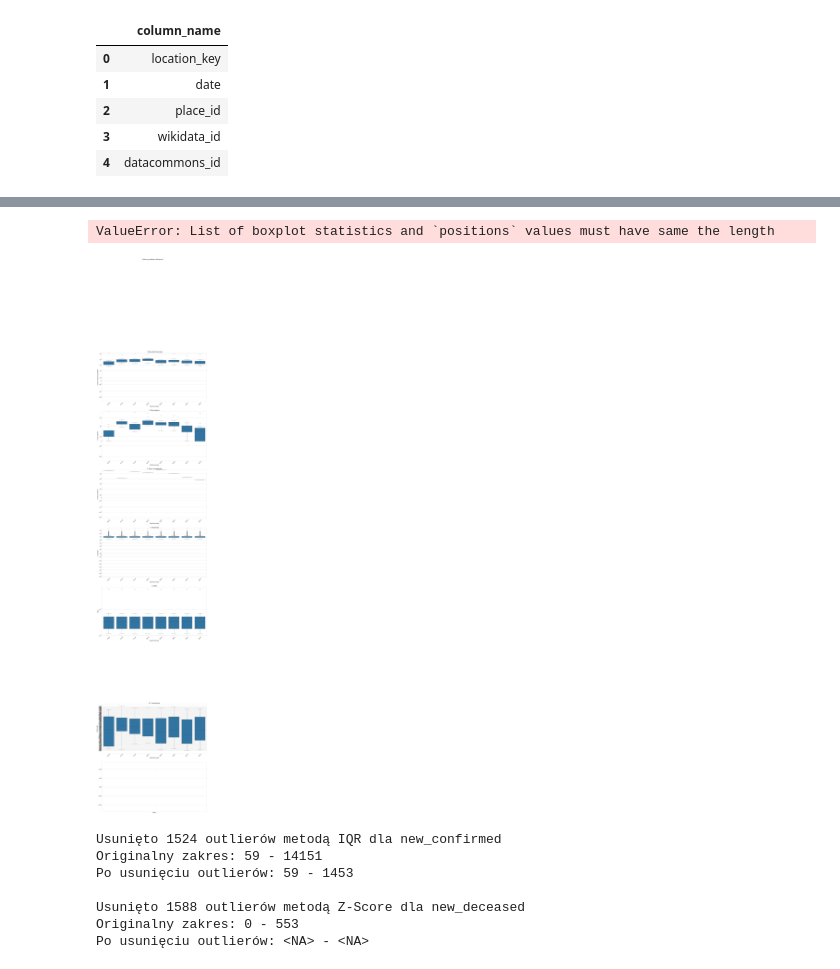
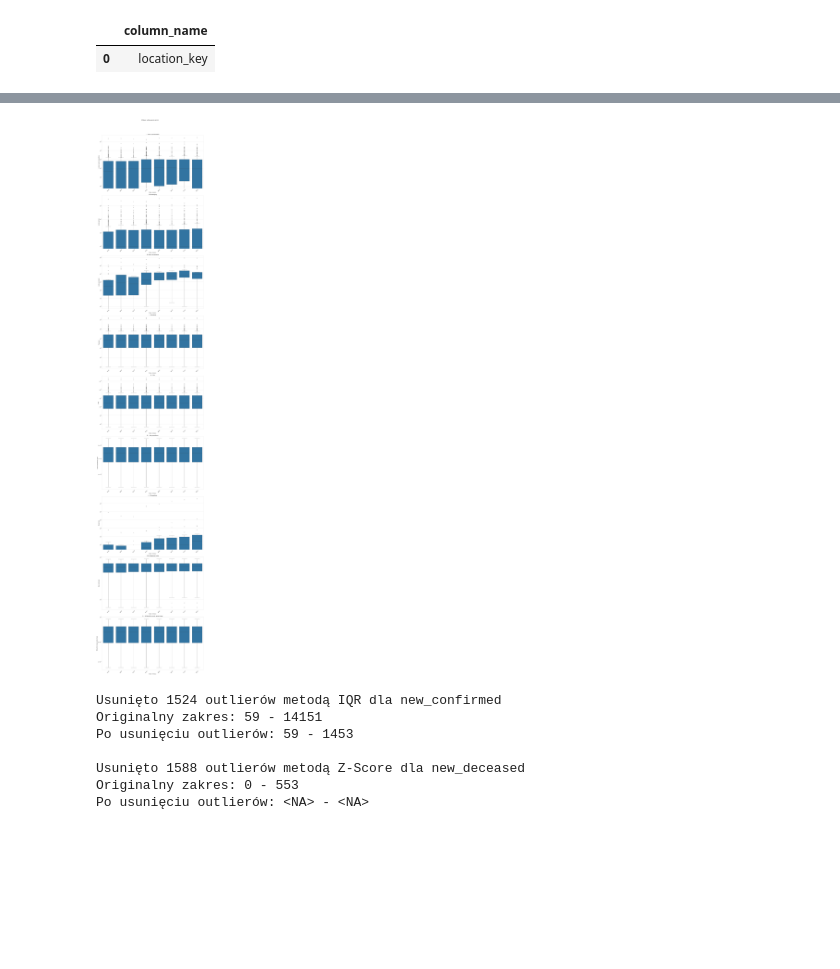
Before and after one commit to kasiap556/bigdata, a Jupyter notebook: main.ipynb, the cells around one changed output, grey strips where cells are left out. Drawn from its saved outputs; the diff is of its cells as text; code cells hidden in the pictures; blank space fills up the shorter version.

```diff
--- a/main.ipynb
+++ b/main.ipynb
@@ -49,7 +49,7 @@ query = """
     SELECT column_name
     FROM `bigquery-public-data.covid19_open_data.INFORMATION_SCHEMA.COLUMNS`
     WHERE table_name = 'covid19_open_data'
-    limit 5
+    limit 1
 """
 query_job = client.query(query)
 columns_df = query_job.result().to_dataframe()
@@ -58,40 +58,17 @@ columns_df
 # %% [output]
 |  | column_name |
 | 0 | location_key |
-| 1 | date |
-| 2 | place_id |
-| 3 | wikidata_id |
-| 4 | datacommons_id |
 # %%
 #1
 import matplotlib.pyplot as plt
 import seaborn as sns
 import pandas as pd
 
-query = """
-SELECT
-  date,
-  new_confirmed,
-  new_deceased,
-  new_persons_vaccinated,
-  population,
-  gdp_usd,
-  new_hospitalized_patients,
-  new_tested,
-  new_recovered,
-  human_development_index
-FROM
-  `bigquery-public-data.covid19_open_data.covid19_open_data`
-WHERE
-  date between '2021-01-01' and '2021-01-08'
-  AND country_name = 'Poland'
-"""
+df = pd.read_csv("6.0_combined_covid_world_gdp_data.csv")
 
-# Wykonanie zapytania i stworzenie DataFrame
-df = client.query(query).to_dataframe()
-# Konwersja na daty bez użycia strftime
 df['date'] = pd.to_datetime(df['date'])
 print(df['date'].unique())  # Sprawdzenie unikalnych dat
+df = df[(df['date'] >= '2021-01-01') & (df['date'] <= '2021-01-08')] # Zakres dat
 
 # Konwersja daty na format dzień-miesiąc dla lepszej czytelności na wykresach
 df['date'] = pd.to_datetime(df['date']).dt.strftime('%d-%m')
@@ -104,12 +81,12 @@ plt.rcParams.update({'font.size': 14})  # Domyślny rozmiar czcionki dla wszystk
 
 #1. Liczba nowych zachorowań
 plt.subplot(9, 1, 1)
-sns.boxplot(x='date', y='new_confirmed', data=df)
+sns.boxplot(x='date', y='new_confirmed_x', data=df)
 plt.title('1. Nowe zachorowania')
 plt.xticks(rotation=45)
 plt.xlabel('Dzień miesiąca')
 plt.ylabel('Liczba nowych przypadków')
-plt.yscale('symlog')
+plt.yscale('log')
 
 # 2. Liczba nowych zgonów
 plt.subplot(9, 1, 2)
@@ -118,7 +95,7 @@ plt.title('2. Nowe zgony')
 plt.xticks(rotation=45)
 plt.xlabel('Dzień miesiąca')
 plt.ylabel('Liczba zgonów')
-plt.yscale('symlog')
+plt.yscale('log')
 
 # 3. Liczba nowych szczepień
 plt.subplot(9, 1, 3)
@@ -127,7 +104,7 @@ plt.title('3. Nowe szczepienia')
 plt.xticks(rotation=45)
 plt.xlabel('Dzień miesiąca')
 plt.ylabel('Liczba szczepień')
-plt.yscale('symlog')
+plt.yscale('log')
 
 # 4. Populacja
 plt.subplot(9, 1, 4)
@@ -136,7 +113,7 @@ plt.title('4. Populacja')
 plt.xticks(rotation=45)
 plt.xlabel('Dzień miesiąca')
 plt.ylabel('Populacja')
-plt.yscale('symlog')
+plt.yscale('log')
 
 # 5. PKB
 plt.subplot(9, 1, 5)
@@ -147,32 +124,32 @@ plt.xlabel('Dzień miesiąca')
 plt.ylabel('PKB')
 plt.yscale('log')
 
-# 6.1. Hospotaliacje ludzi
-# plt.subplot(9, 1, 6)
-# sns.boxplot(x='date', y='new_hospitalized_patients', data=df)
-# plt.title('6.1. Nowe hospitalizacje')
-# plt.xticks(rotation=45)
-# plt.xlabel('Dzień miesiąca')
-# plt.ylabel('Nowe hospitalizacje ludzi')
+# 6.1. Hospotaliacje ludzi (mialo byc)
+plt.subplot(9, 1, 6)
+sns.boxplot(x='date', y='life_expectancy', data=df)
+plt.title('6.1. life_expectancy')
+plt.xticks(rotation=45)
+plt.xlabel('Dzień miesiąca')
+plt.ylabel('Nowe hospitalizacje ludzi')
+plt.yscale('log')
 
-
-# 6.2. Testy
+# 6.2. Nowe osoby w pelni zaszczepione
 plt.subplot(9, 1, 7)
-sns.boxplot(x='date', y='new_tested', data=df)
+sns.boxplot(x='date', y='new_persons_fully_vaccinated', data=df)
 plt.title('6.2. Nowe testy')
 plt.xticks(rotation=45)
 plt.xlabel('Dzień miesiąca')
 plt.ylabel('Nowe testy')
+plt.yscale('log')
 
-
-# 6.3. Nowi ozdrowiali
+# 6.3. Nowi ozdrowiali (mieli byc)
 plt.subplot(9, 1, 8)
-sns.boxplot(x='date', y='new_recovered', data=df)
-plt.title('6.3. Współczynnik ozdrowienia')
+sns.boxplot(x='date', y='stringency_index', data=df)
+plt.title('6.3. stringency_index')
 plt.xticks(rotation=45)
 plt.xlabel('Dzień miesiąca')
 plt.ylabel('Nowi ozdrowiali')
-
+plt.yscale('log')
 
 # 6.4. Wskaźnik rozwoju społecznego
 plt.subplot(9, 1, 9)
@@ -181,9 +158,11 @@ plt.title('6.4. Wskaźnik rozwoju społecznego')
 plt.xticks(rotation=45)
 plt.xlabel('Dzień miesiąca')
 plt.ylabel('Wskaźnik rozwoju społecznego')
-
+plt.yscale('log')
 
 plt.tight_layout()
 plt.show()
+
+# location_key,date,country_code,country_name,new_confirmed_x,cumulative_confirmed,cumulative_tested,new_deceased,cumulative_deceased,new_persons_vaccinated,cumulative_persons_vaccinated,new_persons_fully_vaccinated,cumulative_persons_fully_vaccinated,new_confirmed_y,stringency_index,population,population_density,human_development_index,gdp_usd,gdp_per_capita_usd,life_expectancy,year,Rank,CCA3,Capital,Continent,2022 Population,2020 Population,2015 Population,2010 Population,2000 Population,1990 Population,1980 Population,1970 Population,Area (kmÂ²),Density (per kmÂ²),Growth Rate,World Population Percentage
 # %% [output]
 <DatetimeArray>
@@ -194,5 +179,4 @@ Length: 8, dtype: datetime64[ns]
-ValueError: List of boxplot statistics and `positions` values must have same the length
-[figure, old version]
+[figure, new version]
 # %%
 #2
 import numpy as np
```
Also changed, not shown: parts of 2 cells of this notebook.
